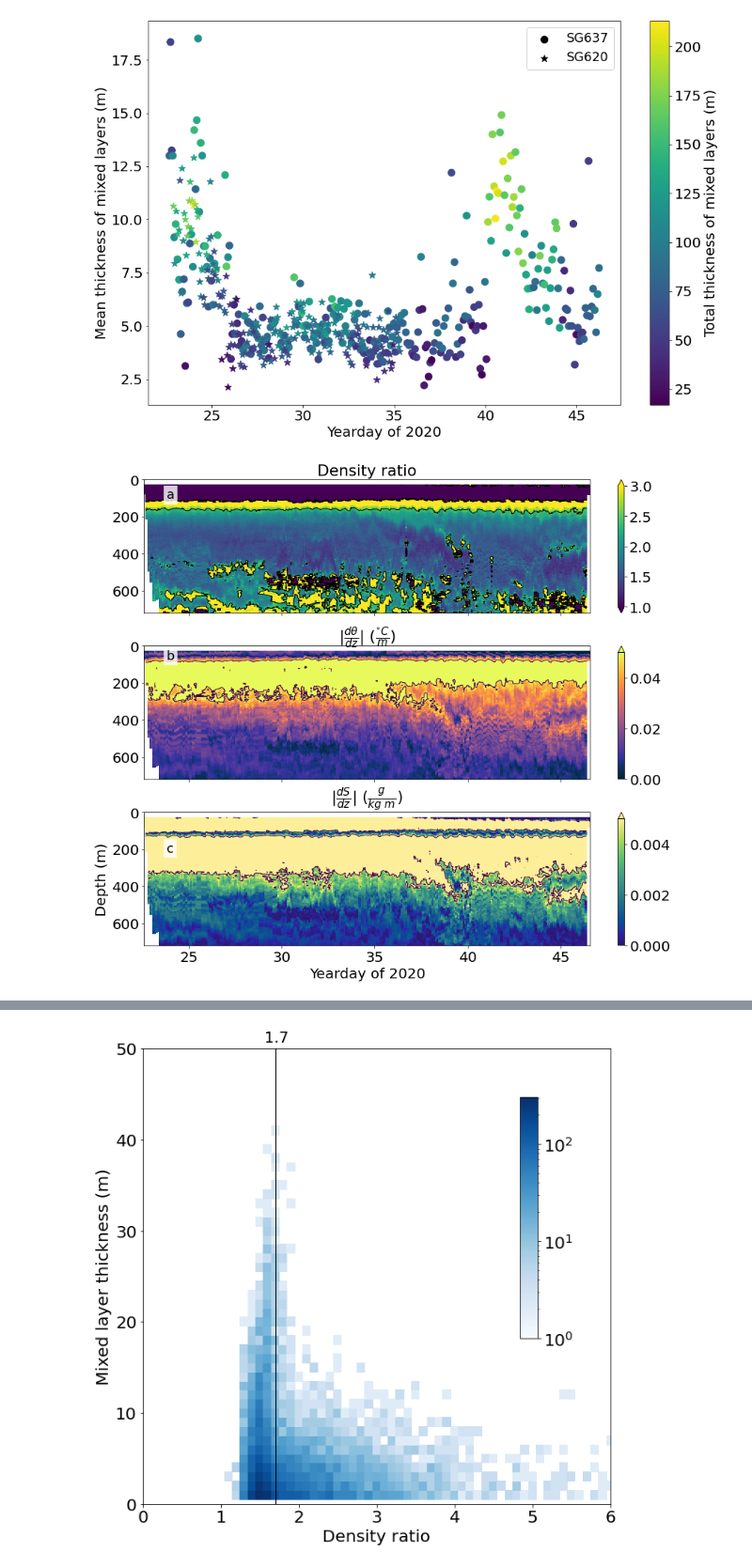
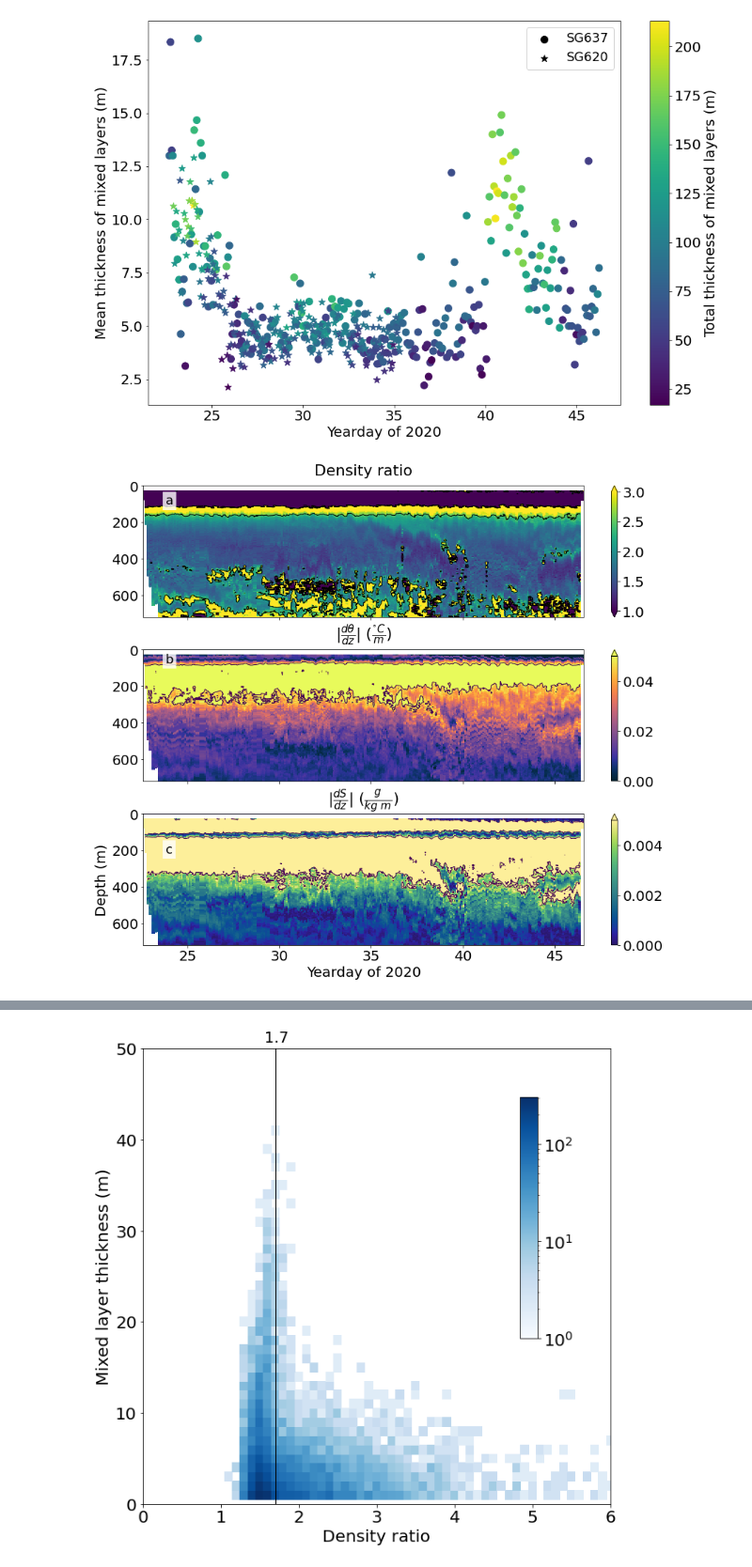
Before and after one commit to callumrollo/eurec4a-thermohaline-figures, a Jupyter notebook: create_figures.ipynb, the cells around one changed output, grey strips where cells are left out. Shown at 94% size. Saved outputs shown, nothing was run; the diff lists cells and outputs as text; code cells hidden in the pictures.

Commit message:
figures as for resubmission

```diff
--- a/create_figures.ipynb
+++ b/create_figures.ipynb
@@ -629,14 +634,14 @@ ds_glider['temperature_mask'] = (('p','dive'), mask_temp)
 
 mask_sal = mask.copy()
 mask_sal[np.abs(ds_glider.sa_dz)<0.006] = True
-ds_glider['salinity_mask'] = (('p','dive'), mask_gradients)
+ds_glider['salinity_mask'] = (('p','dive'), mask_sal)
 
 mask_gradients = mask.copy()
 mask_gradients[(np.abs(ds_glider.sa_dz)<0.006) & (np.abs(ds_glider.ct_dz)<0.05)] = True
 ds_glider['gradients_mask'] = (('p','dive'), mask_gradients)
 
 combined_mask = mask.copy()
-combined_mask[(mask_gradients==True) & (mask_den_ratio==True) & (mask_angle==True)] = True
+combined_mask[(mask_gradients==True) & (mask_den_ratio==True)] = True
 ds_glider['combined_mask'] = (('p','dive'), combined_mask)
 
 
@@ -648,36 +653,37 @@ ds_sg637['dive'] = ds_sg637.dive - 2000
 # %%
 fig, ax = plt.subplots(3,1, figsize=(14,12), sharex=True)
 ax = ax.ravel()
 plt.subplots_adjust(wspace=0.05, hspace=0.25)
+plt.rcParams['axes.titlepad'] = 0
 
 p = ax[0].pcolor(ds_sg637.time_yday_utc.mean(dim='p').values, ds_sg637.p, ds_sg637.density_ratio, cmap='viridis',vmin=1, vmax=3, shading='auto')
 ax[0].contour(ds_sg637.time_yday_utc.mean(dim='p').values, ds_sg637.p, ds_sg637.density_ratio, [2.5], colors='k')
 ax[0].contour(ds_sg637.time_yday_utc.mean(dim='p').values, ds_sg637.p, ds_sg637.density_ratio, [1], colors='k')
-ax[0].set_title('Density ratio')
+ax[0].set_title('Density ratio', y=1.08)
 
 cb1 = fig.colorbar(mappable=p, ax = ax[0], extend='both')
 cb1.ax.plot((0,1), (2, 2), color='k')
 cb1.ax.plot((0,1), (1, 1), color='white')
 
 p = ax[1].pcolor(ds_sg637.time_yday_utc.mean(dim='p').values, ds_sg637.p, np.abs(ds_sg637.ct_dz), cmap=cmo.thermal, vmin=0, vmax=0.05, shading='auto')
 ax[1].contour(ds_sg637.time_yday_utc.mean(dim='p').values, ds_sg637.p, np.abs(ds_sg637.ct_dz),[0.05])
-ax[1].set_title('|${\\frac{d \\theta}{dz}}$| $(\\frac{^{\circ}C}{m})$')
+ax[1].set_title('|${\\frac{d \\theta}{dz}}$| $(\\frac{^{\circ}C}{m})$', y=1.08)
 cb2 = fig.colorbar(mappable=p, ax = ax[1], extend='max')
 cb2.ax.plot((0,1), (0.05, 0.05), color='k')
 
 p = ax[2].pcolor(ds_sg637.time_yday_utc.mean(dim='p').values, ds_sg637.p, np.abs(ds_sg637.sa_dz), cmap=cmo.haline, vmin=0, vmax=0.005, shading='auto')
 ax[2].contour(ds_sg637.time_yday_utc.mean(dim='p').values, ds_sg637.p, np.abs(ds_sg637.sa_dz),[0.005])
 ax[2].set_title('|${\\frac{dS}{dz}}$| $(\\frac{g}{kg\ m})$')
 cb3 = fig.colorbar(mappable=p, ax = ax[2], extend='max')
 cb3.ax.plot((0,1), (0.005, 0.005), color='k')
 ax[2].set(ylabel='Depth (m)', xlabel='Yearday of 2020')
 for axi in ax:
     axi.set(ylim=(0, 720))
     axi.invert_yaxis()
 letterboxes(ax, loc=((0.05, 0.86),(0.05, 0.9), (0.05, 0.7)) , box_alpha=0.8)
 savefig('fig09', extension='png')
 # %% [output]
-[figure, old version]
+[figure, new version]
 # %%
 fig, ax = plt.subplots(2,2, figsize=(14,12), sharex=True, sharey=True)
 plt.subplots_adjust(wspace=0.05, hspace=0.25)
```
Also changed, not shown: parts of 21 cells of this notebook, 2 other files.
